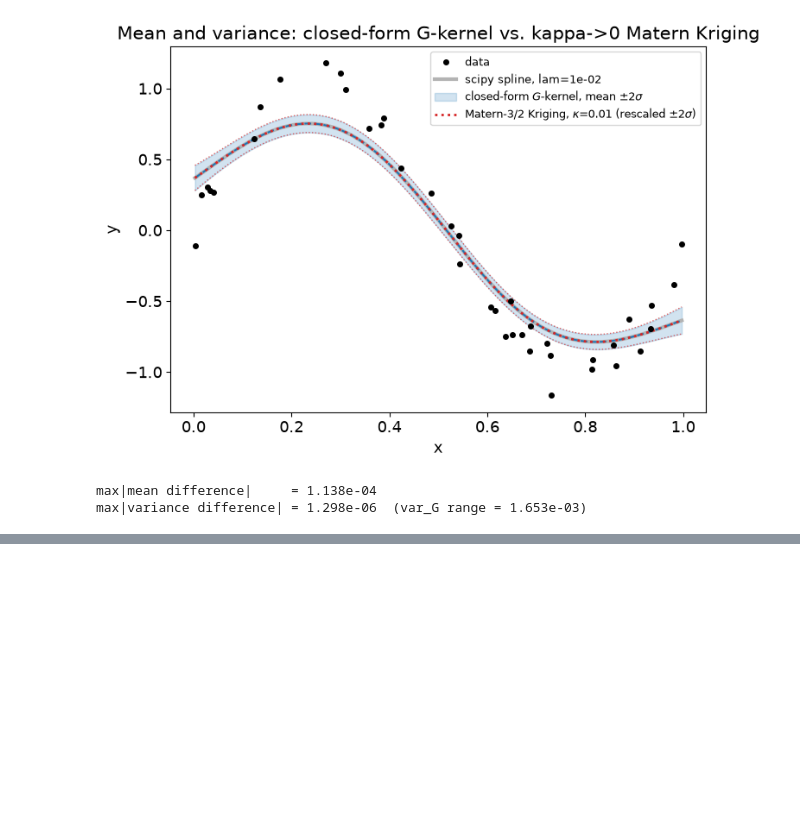
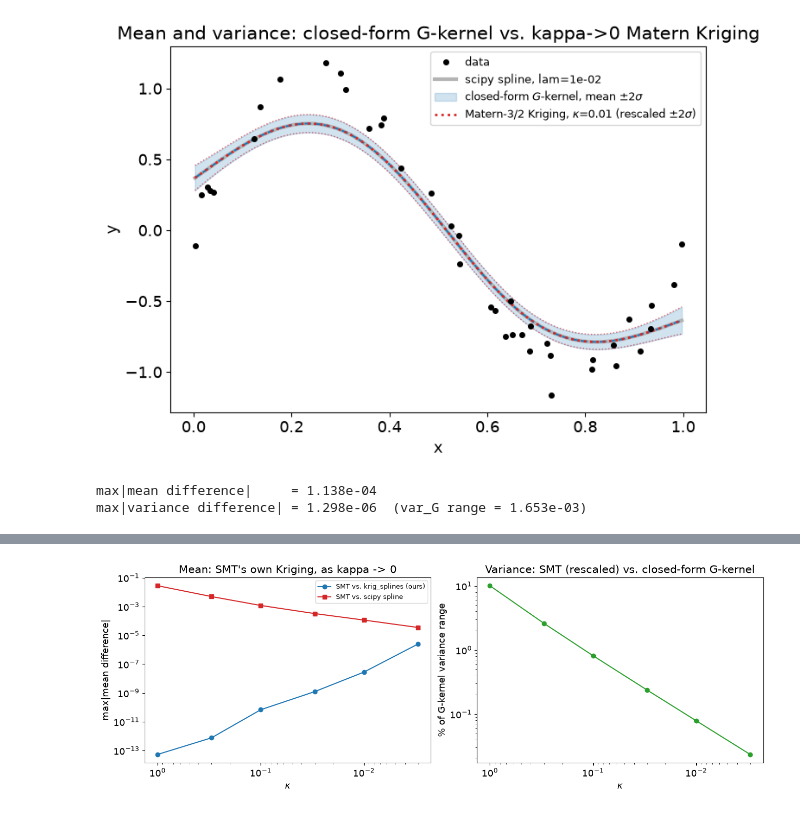
Before and after one commit to nomad-vagabond/krig-splines, a Jupyter notebook: notebooks/spline_variance_without_kriging.ipynb, the cells around one changed output, grey strips where cells are left out. Cells and saved outputs as stored; diff of their text form; code cells hidden in the pictures; blank space fills up the shorter version.

Commit message:
Update splinevariance support check with comparison against SMT's Kriging implementation

```diff
--- a/notebooks/spline_variance_without_kriging.ipynb
+++ b/notebooks/spline_variance_without_kriging.ipynb
@@ -276,0 +308,29 @@ max|variance difference| = 1.298e-06  (var_G range = 1.653e-03)
+# %%
+import warnings
+warnings.filterwarnings("ignore", message="TNC not available")
+
+from smt.surrogate_models import KRG
+
+X_scale = x.std(ddof=1)  # SMT's own internal X normalization scale
+
+def fit_smt_krg(kappa, lam):
+    noise = 4 * kappa**3 * lam
+    theta_smt = kappa * X_scale / np.sqrt(3.0)  # steps 1 and 2 above
+    k = KRG(corr="matern32", poly="linear",
+            theta0=[theta_smt], theta_bounds=[theta_smt, theta_smt],
+            eval_noise=True, noise0=[noise], noise_bounds=[noise, noise],
+            print_global=False)
+    k.set_training_values(x.reshape(-1, 1), y)
+    k.train()
+    return k
+
+# Sanity check at a single kappa: does SMT's own correlation matrix (recovered
+# from its Cholesky factor C) match krig_splines.kernels.matern32 exactly,
+# once steps 1-2 are applied?
+kappa_check, noise_check = 0.1, 4 * 0.1**3 * lam
+k_check = fit_smt_krg(kappa_check, lam)
+R_smt = k_check.optimal_par["C"] @ k_check.optimal_par["C"].T
+x_norm = (x - k_check.X_offset[0]) / k_check.X_scale[0]
+R_ours = matern32(np.abs(x_norm[:, None] - x_norm[None, :]), kappa_check * X_scale) + noise_check * np.eye(n)
+print("max|SMT's own R - krig_splines matern32 R| =", np.max(np.abs(R_smt - R_ours)))
+print("(should be ~machine precision if the kappa*X_scale/sqrt(3) translation is right)")
@@ -276,0 +386,17 @@ max|variance difference| = 1.298e-06  (var_G range = 1.653e-03)
+# %%
+fig, axs = plt.subplots(1, 2, figsize=(13, 4.5), constrained_layout=True)
+
+axs[0].loglog(kappas_smt, mean_err_vs_ours, "o-", color="C0", label="SMT vs. krig_splines (ours)")
+axs[0].loglog(kappas_smt, mean_err_vs_G, "s-", color="C3", label="SMT vs. scipy spline")
+axs[0].invert_xaxis()
+axs[0].set(xlabel=r"$\kappa$", ylabel="max|mean difference|",
+           title="Mean: SMT's own Kriging, as kappa -> 0")
+axs[0].legend(fontsize=9)
+
+axs[1].loglog(kappas_smt, var_err_vs_G_pct, "o-", color="C2")
+axs[1].invert_xaxis()
+axs[1].set(xlabel=r"$\kappa$", ylabel="% of G-kernel variance range",
+           title="Variance: SMT (rescaled) vs. closed-form G-kernel")
+plt.show()
+# %% [output]
+[figure, added]
```
Also changed, not shown: parts of 11 cells of this notebook.
